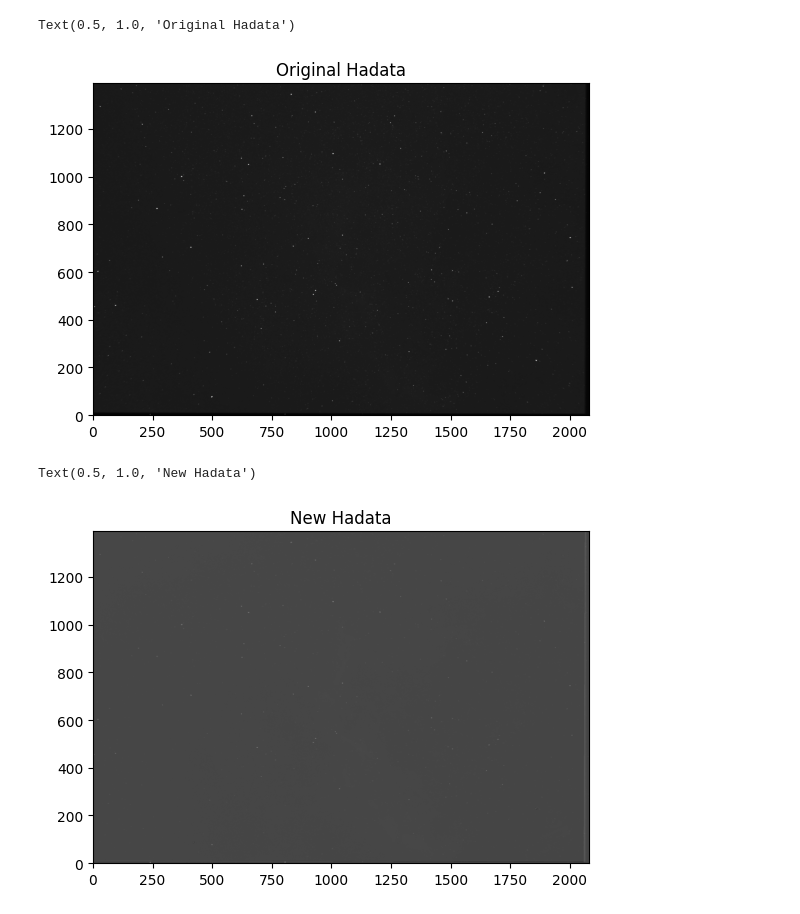
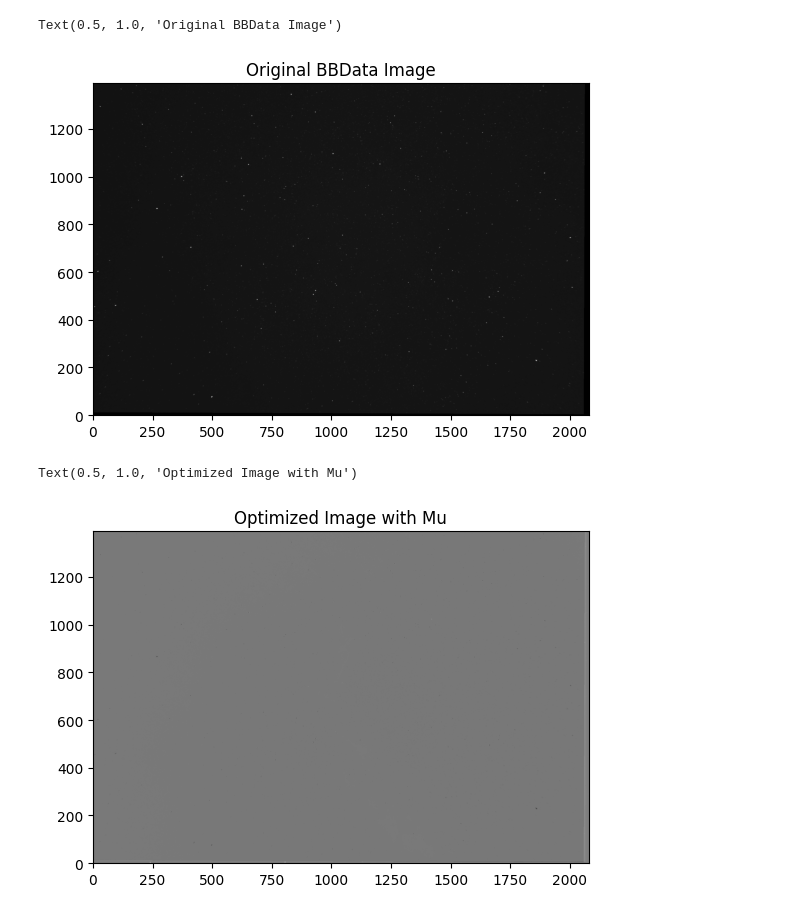
Before and after one commit to JoeBannouna/sceni, a Jupyter notebook: src/POC/leoPOC.ipynb, the cells around one changed output. Cells and saved outputs as stored; diff of their text form; code cells hidden in the pictures.

```diff
--- a/src/POC/leoPOC.ipynb
+++ b/src/POC/leoPOC.ipynb
@@ -57,12 +64,12 @@ Text(0.5, 1.0, 'Original Rdata')
 # %%
-plt.imshow(HaData, origin = 'lower', cmap = 'gray')
-plt.title("Original Hadata")
+plt.imshow(BBData, origin = 'lower', cmap = 'gray')
+plt.title("Original BBData Image")
 # %% [output]
-Text(0.5, 1.0, 'Original Hadata')
+Text(0.5, 1.0, 'Original BBData Image')
-[figure, old version]
+[figure, new version]
 # %%
-plt.imshow(alteredHaData, origin = 'lower', cmap = 'gray')
-plt.title("New Hadata")
+plt.imshow(subtractData(NBData, BBData, optMu), origin = 'lower', cmap = 'gray')
+plt.title("Optimized Image")
 # %% [output]
-Text(0.5, 1.0, 'New Hadata')
+Text(0.5, 1.0, 'Optimized Image with Mu')
-[figure, old version]
+[figure, new version]
```
Also changed, not shown: parts of 5 cells of this notebook.
